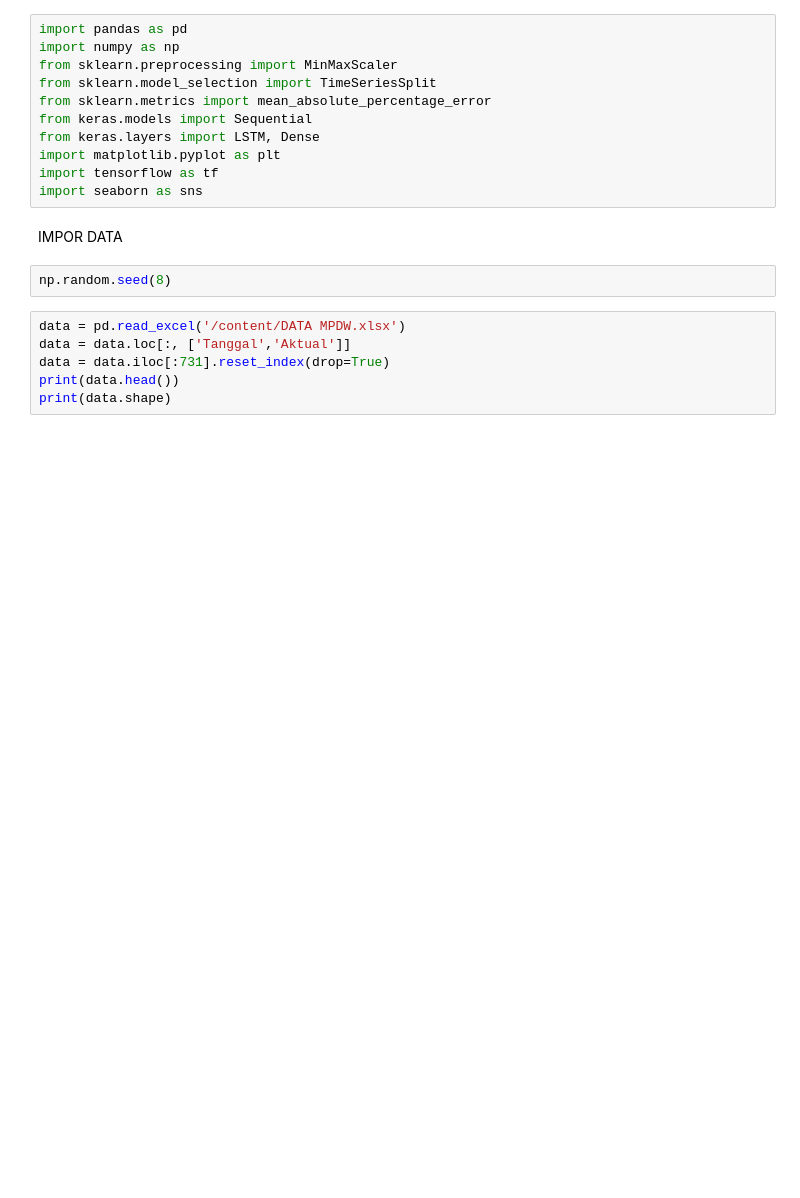
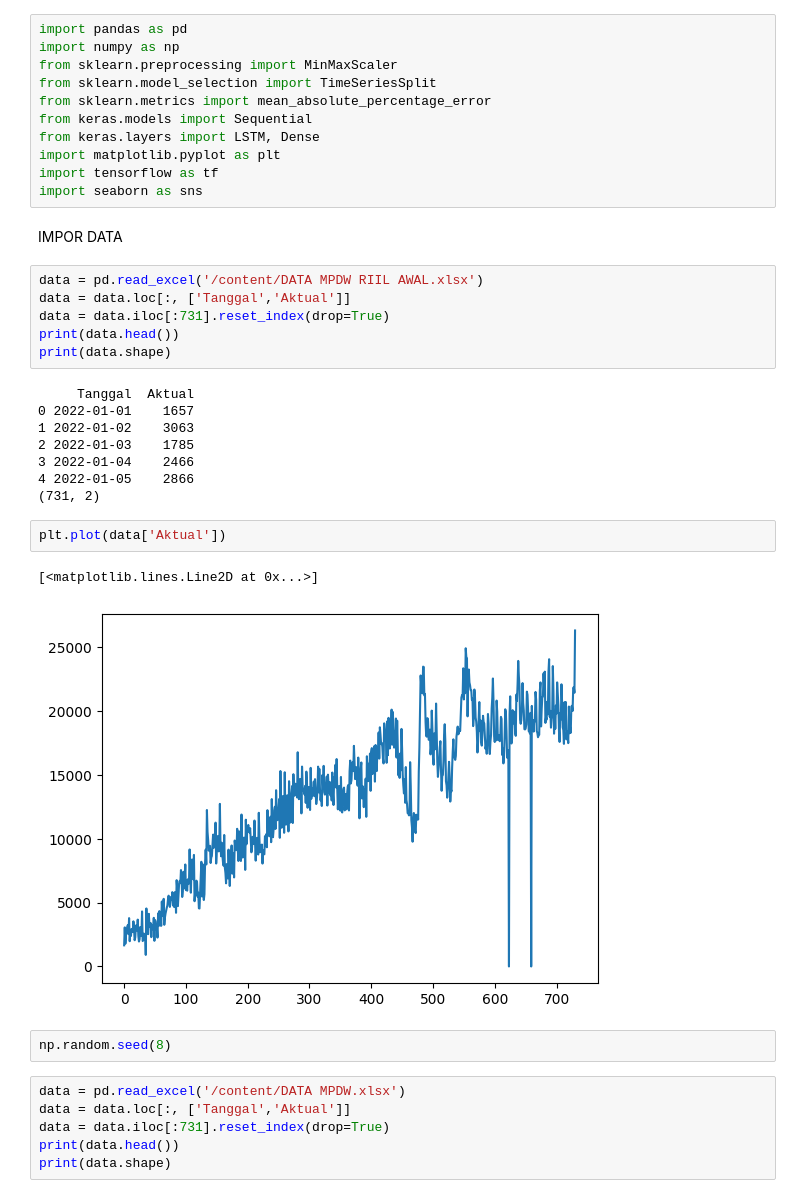
Before and after one commit to Ghonniyu-IPB/PROJECT-MPDW-P2-KEL-8, a Jupyter notebook: PEMODELAN_LSTM_KEL_8_P2.ipynb, the cells around one changed output. Cells and saved outputs as stored; diff of their text form; blank space fills up the shorter version.

```diff
--- a/PEMODELAN_LSTM_KEL_8_P2.ipynb
+++ b/PEMODELAN_LSTM_KEL_8_P2.ipynb
@@ -13,6 +13,25 @@ import tensorflow as tf
 import seaborn as sns
 # %% [markdown]
 IMPOR DATA
+# %%
+data = pd.read_excel('/content/DATA MPDW RIIL AWAL.xlsx')
+data = data.loc[:, ['Tanggal','Aktual']]
+data = data.iloc[:731].reset_index(drop=True)
+print(data.head())
+print(data.shape)
+# %% [output]
+     Tanggal  Aktual
+0 2022-01-01    1657
+1 2022-01-02    3063
+2 2022-01-03    1785
+3 2022-01-04    2466
+4 2022-01-05    2866
+(731, 2)
+# %%
+plt.plot(data['Aktual'])
+# %% [output]
+[<matplotlib.lines.Line2D at 0x...>]
+[figure, added]
 # %%
 np.random.seed(8)
 # %%
```
Also changed, not shown: parts of 8 cells of this notebook.
